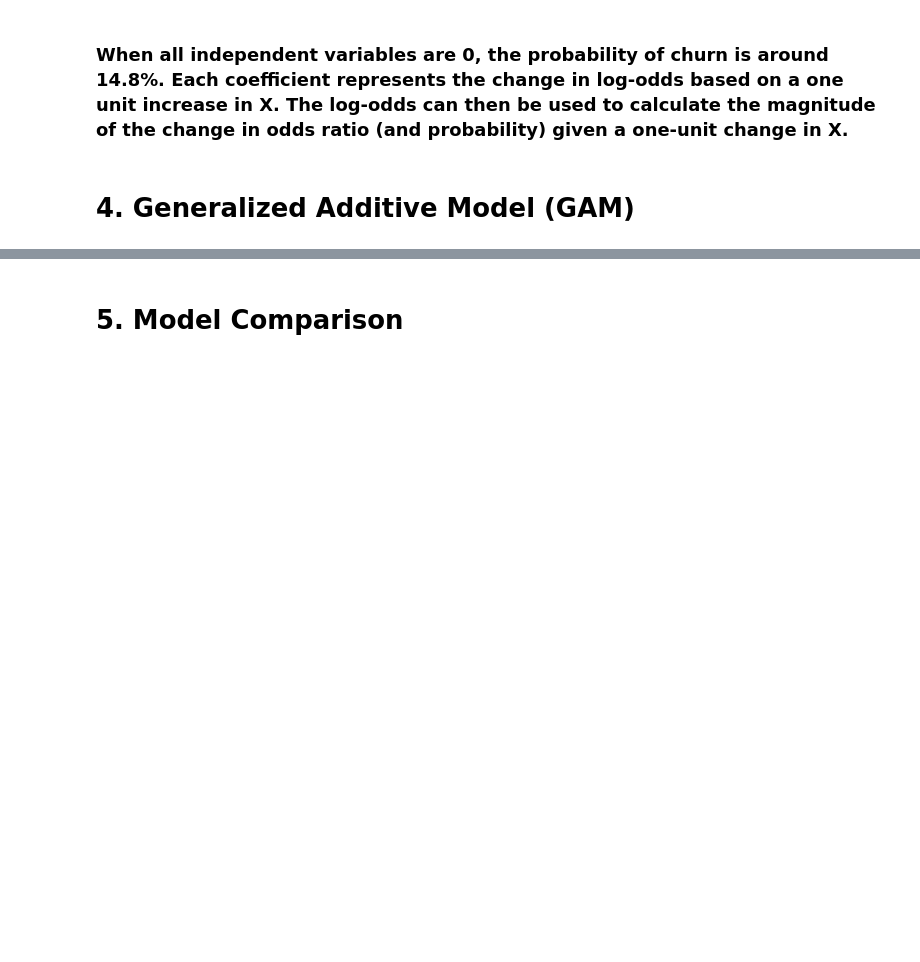
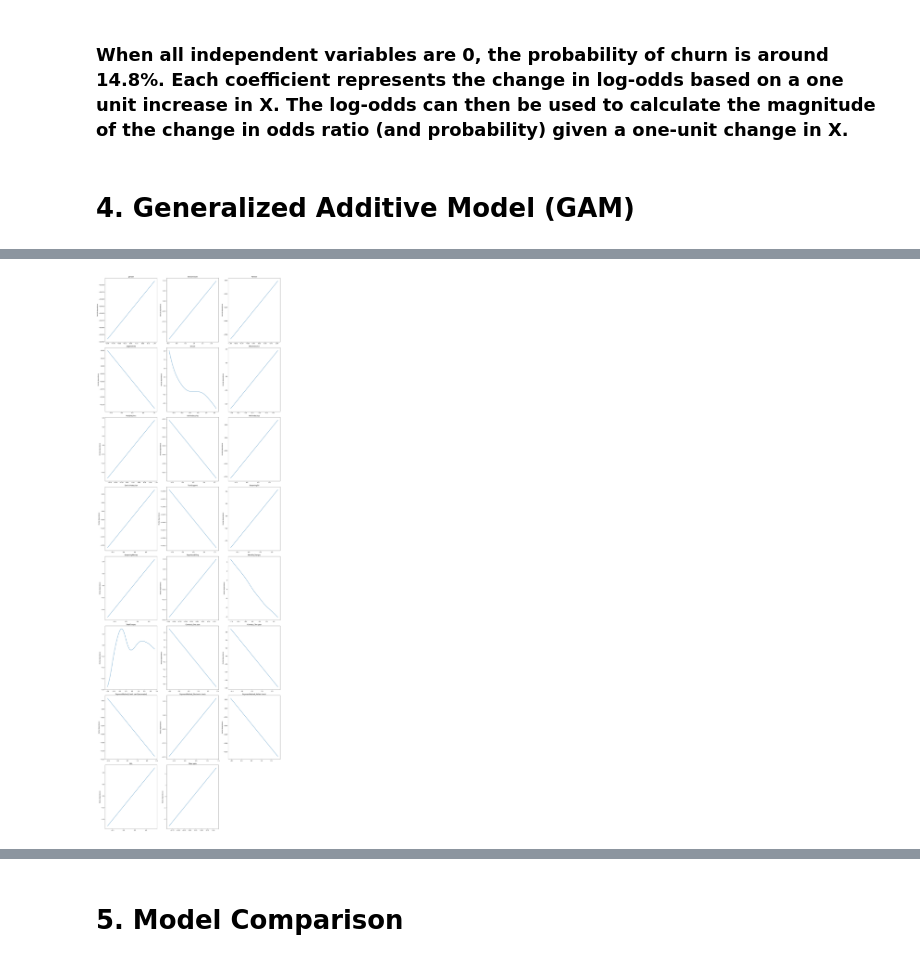
Before and after one commit to bd1ng/Interperable_Reg, a Jupyter notebook: interp_reg.ipynb, the cells around one changed output, grey strips where cells are left out. Drawn from its saved outputs; the diff is of its cells as text; code cells hidden in the pictures; blank space fills up the shorter version.

```diff
--- a/interp_reg.ipynb
+++ b/interp_reg.ipynb
@@ -373,0 +379,19 @@ Fiber optic: 0.905
+# %%
+# Initilize GAM
+gam = LogisticGAM(s(0) + s(1) + s(2) + s(3) + s(4) + s(5) + s(6) + s(7) + s(8) + s(9) + s(10) + s(11) + s(12) + s(13) + s(14) + s(15) + s(16) + s(17) + s(18) + s(19) + s(20) + s(21) + s(22))
+
+# Find best smoothing parameters for each spline term
+gam.gridsearch(X_train_scaled, y_train)
+
+# Fit the model
+gam.fit(X_train_scaled, y_train)
+
+# Make predictions
+y_pred_gam = gam.predict(X_test_scaled)
+
+# Calculate MSE and R^2
+accuracy = accuracy_score(y_test, y_pred_gam)
+
+print(f"GAM Accuracy Score: {accuracy:.4f}")
+
+gam.summary()
@@ -373,0 +423,15 @@ Fiber optic: 0.905
+# %%
+# Visualize GAM
+plt.figure(figsize=(20, 60))
+for i, term in enumerate(gam.terms):
+    if term.isintercept:
+        continue
+    plt.subplot(8, 3, i+1)
+    XX = gam.generate_X_grid(term=i)
+    plt.plot(XX[:, term.feature], gam.partial_dependence(term=i, X=XX))
+    plt.title(x_col.columns[i])
+    plt.ylabel('Partial dependence')
+plt.tight_layout()
+plt.show()
+# %% [output]
+[figure, added]
```
Also changed, not shown: parts of 9 cells of this notebook.
